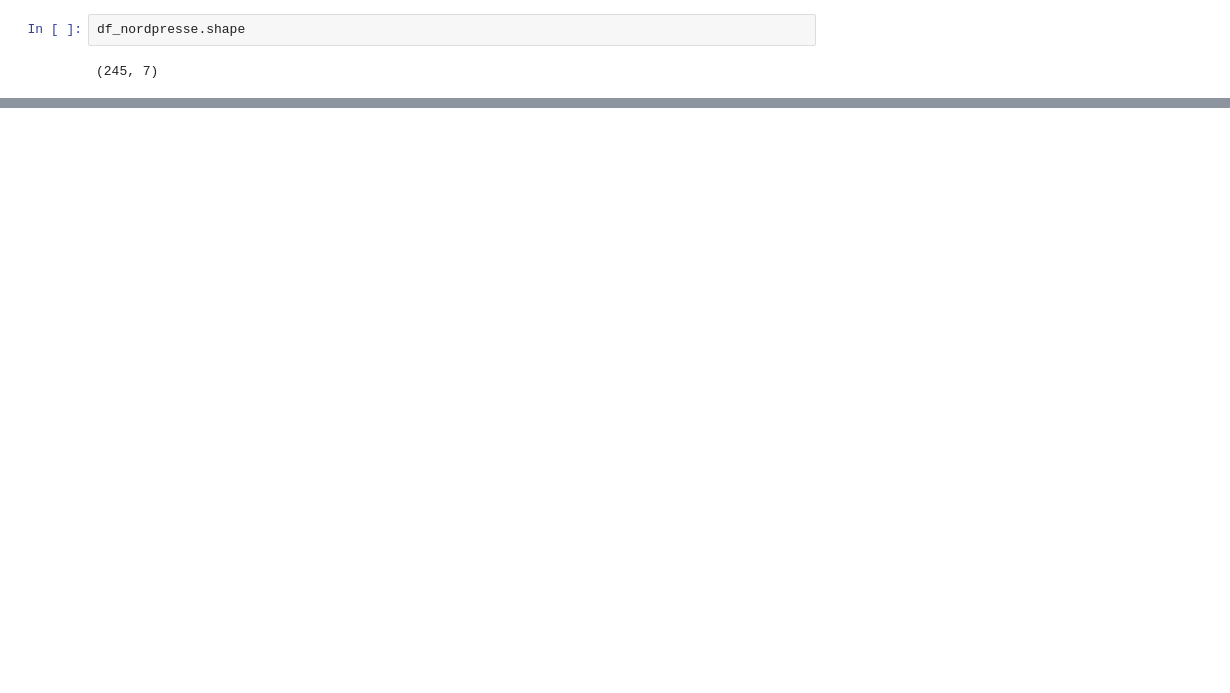
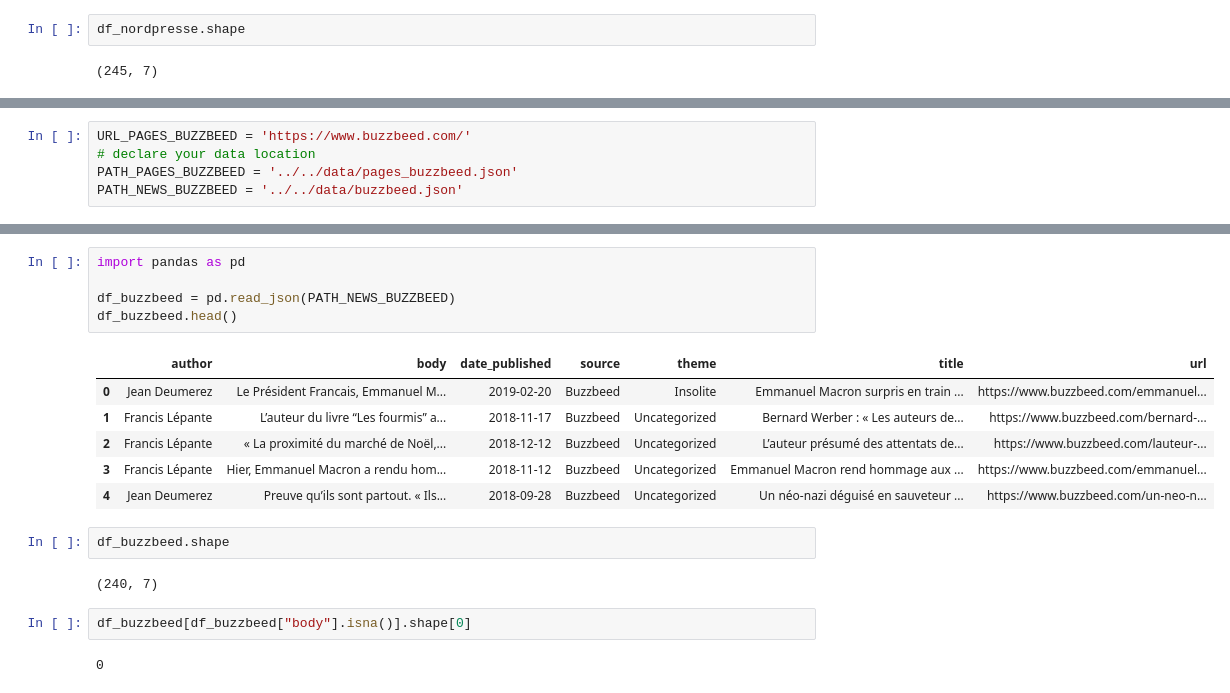
Before and after one commit to jeugregg/FakeNewsDetectionFr, a Jupyter notebook: 02_Scraping_French_News.ipynb, the cells around one changed output, grey strips where cells are left out. Cells and saved outputs as stored; diff of their text form; blank space fills up the shorter version.

```diff
--- a/02_Scraping_French_News.ipynb
+++ b/02_Scraping_French_News.ipynb
@@ -828,0 +1116,5 @@ df_nordpresse.shape
+# %%
+URL_PAGES_BUZZBEED = 'https://www.buzzbeed.com/'
+# declare your data location
+PATH_PAGES_BUZZBEED = '../../data/pages_buzzbeed.json'
+PATH_NEWS_BUZZBEED = '../../data/buzzbeed.json'
@@ -828,0 +1175,20 @@ df_nordpresse.shape
+# %%
+import pandas as pd
+
+df_buzzbeed = pd.read_json(PATH_NEWS_BUZZBEED)
+df_buzzbeed.head()
+# %% [output]
+|  | author | body | date_published | source | theme | title | url |
+| 0 | Jean Deumerez | Le Président Francais, Emmanuel M... | 2019-02-20 | Buzzbeed | Insolite | Emmanuel Macron surpris en train ... | https://www.buzzbeed.com/emmanuel... |
+| 1 | Francis Lépante | L’auteur du livre “Les fourmis” a... | 2018-11-17 | Buzzbeed | Uncategorized | Bernard Werber : « Les auteurs de... | https://www.buzzbeed.com/bernard-... |
+| 2 | Francis Lépante | « La proximité du marché de Noël,... | 2018-12-12 | Buzzbeed | Uncategorized | L’auteur présumé des attentats de... | https://www.buzzbeed.com/lauteur-... |
+| 3 | Francis Lépante | Hier, Emmanuel Macron a rendu hom... | 2018-11-12 | Buzzbeed | Uncategorized | Emmanuel Macron rend hommage aux ... | https://www.buzzbeed.com/emmanuel... |
+| 4 | Jean Deumerez | Preuve qu’ils sont partout. « Ils... | 2018-09-28 | Buzzbeed | Uncategorized | Un néo-nazi déguisé en sauveteur ... | https://www.buzzbeed.com/un-neo-n... |
+# %%
+df_buzzbeed.shape
+# %% [output]
+(240, 7)
+# %%
+df_buzzbeed[df_buzzbeed["body"].isna()].shape[0]
+# %% [output]
+0
```
Also changed, not shown: parts of 46 cells of this notebook.
